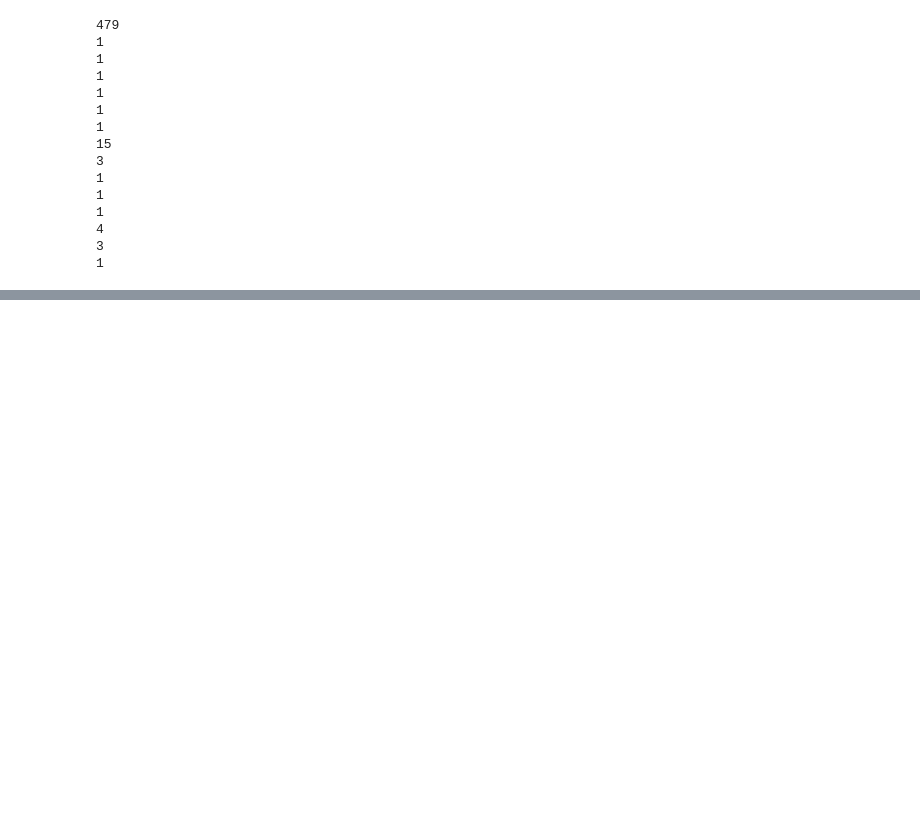
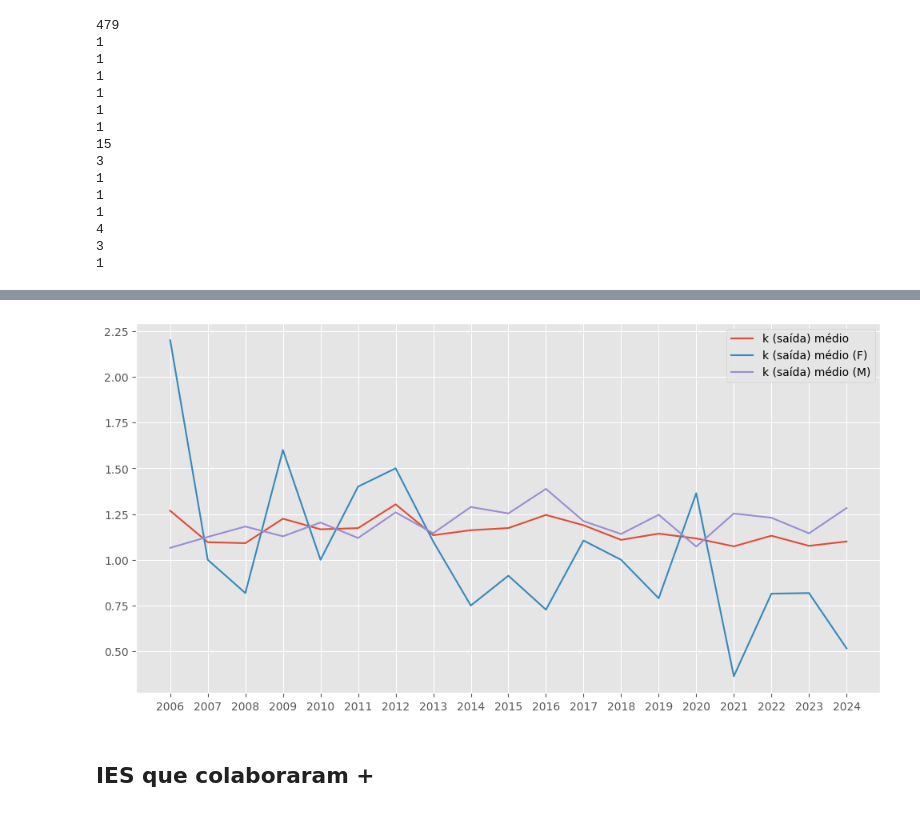
Before and after one commit to gondimjoaom/mo412-projetofinal, a Jupyter notebook: propriedades.ipynb, the cells around one changed output, grey strips where cells are left out. Saved outputs shown, nothing was run; the diff lists cells and outputs as text; code cells hidden in the pictures; blank space fills up the shorter version.

```diff
--- a/propriedades.ipynb
+++ b/propriedades.ipynb
@@ -229,0 +448,11 @@ for c_ in c:
+# %%
+fig, ax = plt.subplots(figsize=(12,6))
+ax.plot(range(2006, 2025), df_dict["k_out"], label="k (saída) médio")
+ax.plot(range(2006, 2025), df_dict["k_out_F"], label="k (saída) médio (F)")
+ax.plot(range(2006, 2025), df_dict["k_out_M"], label="k (saída) médio (M)")
+ax.legend()
+_=ax.set_xticks(range(2006,2025))
+# %% [output]
+[figure, added]
+# %% [markdown]
+## IES que colaboraram +
```
Also changed, not shown: parts of 32 cells of this notebook, 3 other files.
